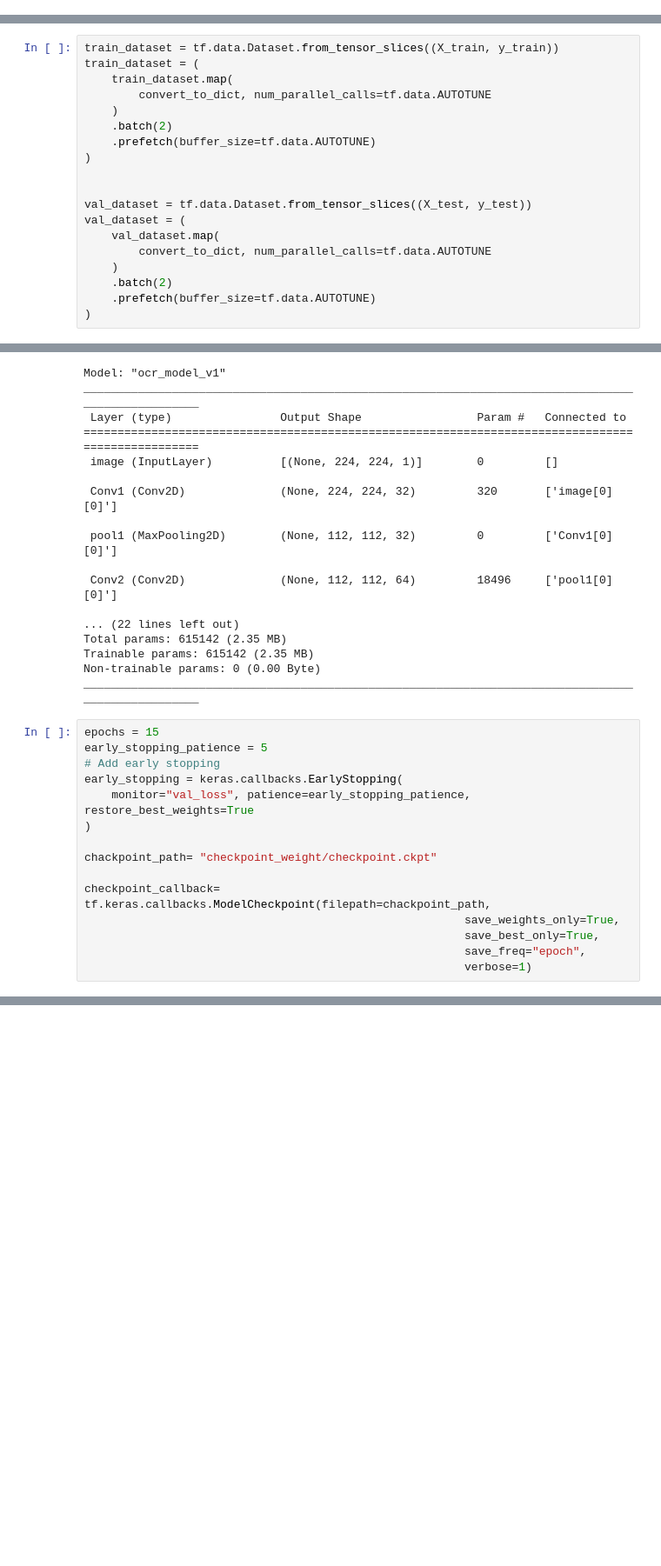
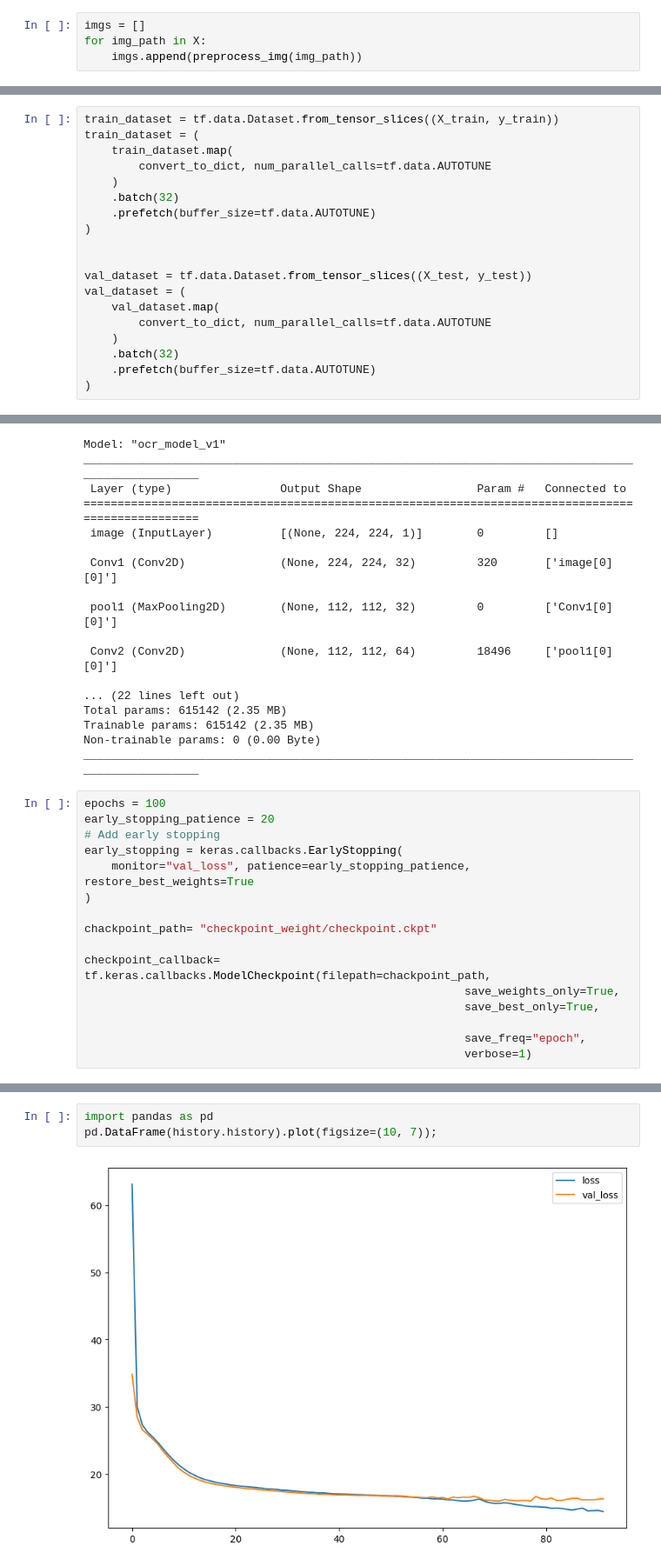
Before and after one commit to kazuma313/LicensePlateRecognition, a Jupyter notebook: LicensePlateRecognition.ipynb, the cells around one changed output, grey strips where cells are left out. Shown at 87% size. Drawn from its saved outputs; the diff is of its cells as text; blank space fills up the shorter version.

```diff
--- a/LicensePlateRecognition.ipynb
+++ b/LicensePlateRecognition.ipynb
@@ -147,0 +175,4 @@ for img_path in X:
+# %%
+imgs = []
+for img_path in X:
+    imgs.append(preprocess_img(img_path))
@@ -207,7 +217,7 @@ train_dataset = (
     train_dataset.map(
         convert_to_dict, num_parallel_calls=tf.data.AUTOTUNE
     )
-    .batch(2)
+    .batch(32)
     .prefetch(buffer_size=tf.data.AUTOTUNE)
 )
 
@@ -217,6 +227,6 @@ val_dataset = (
     val_dataset.map(
         convert_to_dict, num_parallel_calls=tf.data.AUTOTUNE
     )
-    .batch(2)
+    .batch(32)
     .prefetch(buffer_size=tf.data.AUTOTUNE)
 )
@@ -338,8 +342,8 @@ Trainable params: 615142 (2.35 MB)
 Non-trainable params: 0 (0.00 Byte)
 __________________________________________________________________________________________________
 # %%
-epochs = 15
-early_stopping_patience = 5
+epochs = 100
+early_stopping_patience = 20
 # Add early stopping
 early_stopping = keras.callbacks.EarlyStopping(
     monitor="val_loss", patience=early_stopping_patience, restore_best_weights=True
@@ -350,6 +354,7 @@ chackpoint_path= "checkpoint_weight/checkpoint.ckpt"
 checkpoint_callback= tf.keras.callbacks.ModelCheckpoint(filepath=chackpoint_path,
                                                         save_weights_only=True,
                                                         save_best_only=True,
+
                                                         save_freq="epoch",
                                                         verbose=1)
 # %%
@@ -381,0 +386,5 @@ Epoch 15: val_loss did not improve from 16.34435
+# %%
+import pandas as pd
+pd.DataFrame(history.history).plot(figsize=(10, 7));
+# %% [output]
+[figure, added]
```
Also changed, not shown: parts of 115 cells of this notebook.
